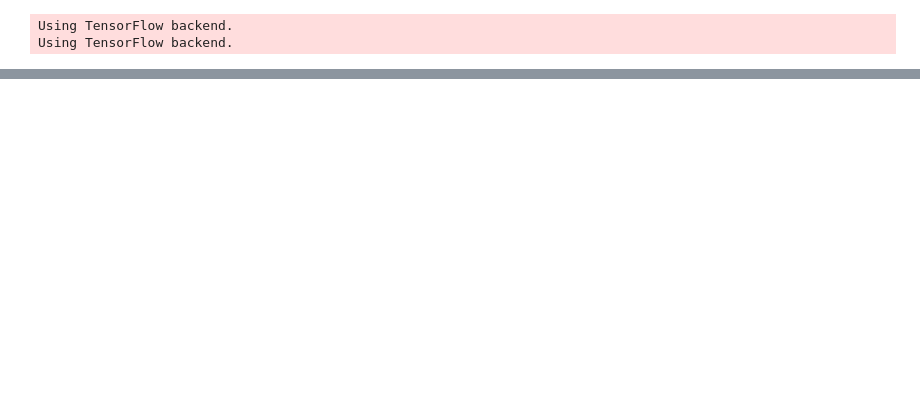
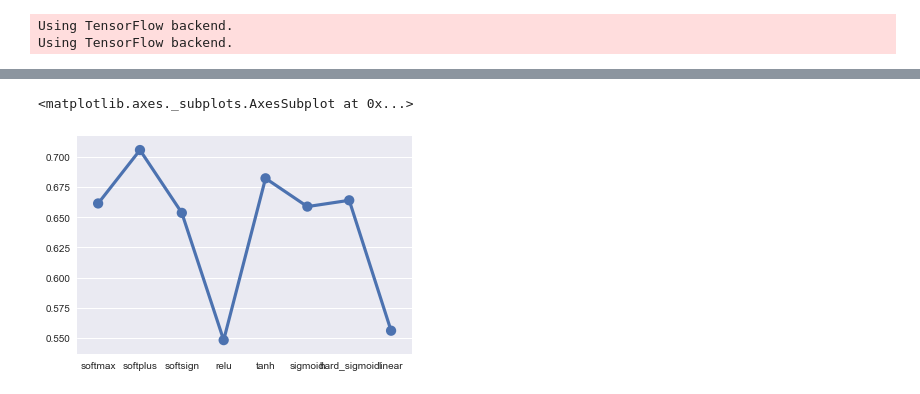
Before and after one commit to iitrbigdata/models, a Jupyter notebook: Main_File.ipynb, the cells around one changed output, grey strips where cells are left out. Cells and saved outputs as stored; diff of their text form; code cells hidden in the pictures; blank space fills up the shorter version.

```diff
--- a/Main_File.ipynb
+++ b/Main_File.ipynb
@@ -77,9 +95,9 @@ for mean, stdev, param in zip(means, stds, params):
 # %%
 model = KerasClassifier(build_fn=create_model, nb_epoch=100, batch_size=10, verbose=0)
-# define the grid search parameters
+# defining the grid search parameters
 activation = ['softmax', 'softplus', 'softsign', 'relu', 'tanh', 'sigmoid', 'hard_sigmoid', 'linear']
 param_grid = dict(activation=activation)
-grid = GridSearchCV(estimator=model, param_grid=param_grid, n_jobs=-1)
+grid = GridSearchCV(estimator=model, param_grid=param_grid)
 grid_result = grid.fit(X, Y)
 # summarize results
 print("Best: %f using %s" % (grid_result.best_score_, grid_result.best_params_))
@@ -91,2 +119,7 @@ for mean, stdev, param in zip(means, stds, params):
+# %%
+sns.pointplot(activation, means)
+# %% [output]
+<matplotlib.axes._subplots.AxesSubplot at 0x...>
+[figure, added]
 # %%
 #no
```
Also changed, not shown: parts of 6 cells of this notebook.
